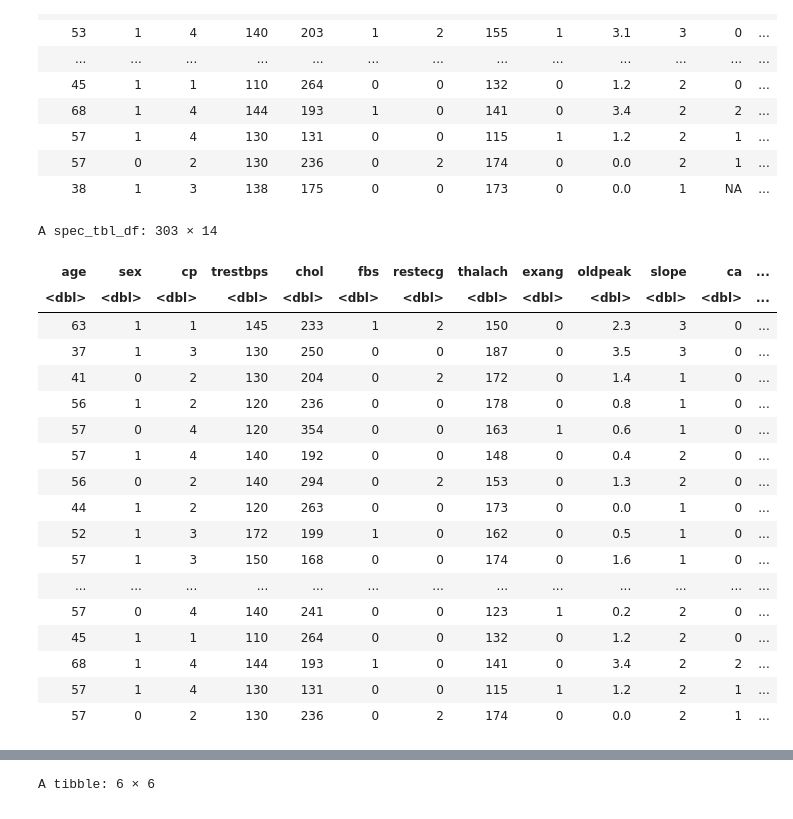
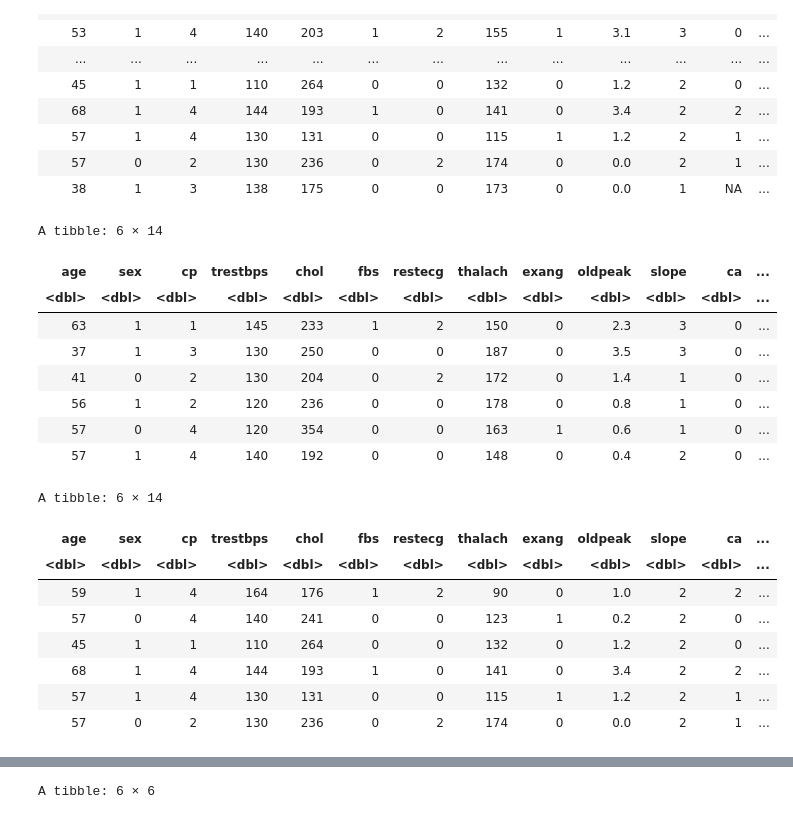
Before and after one commit to tashijain/DSCI100GroupProject, a Jupyter notebook: group_project_report.ipynb, the cells around one changed output, grey strips where cells are left out. Drawn from its saved outputs; the diff is of its cells as text; code cells hidden in the pictures.

```diff
--- a/group_project_report.ipynb
+++ b/group_project_report.ipynb
@@ -102,37 +123,38 @@ A spec_tbl_df: 303 × 14
 # %%
 # Assigning presence 1-4 to "yes" and presence 0 to "no"
 heart_disease_data_no <- heart_disease_data %>%
                             filter(presence == "0") %>%
                             mutate(presence = "no")
 heart_disease_data_yes <- heart_disease_data %>%
                             filter(presence != "0") %>%
                             mutate(presence = "yes")
 
 heart_disease_data <- rbind(heart_disease_data_no, heart_disease_data_yes)
 heart_disease_data <- heart_disease_data %>%
                         mutate(presence = as.factor(presence))
 
-heart_disease_data
+
+head(heart_disease_data)
+tail(heart_disease_data)
 # %% [output]
-A spec_tbl_df: 303 × 14
+A tibble: 6 × 14
 | age | sex | cp | trestbps | chol | fbs | restecg | thalach | exang | oldpeak | slope | ca | ... |
 | <dbl> | <dbl> | <dbl> | <dbl> | <dbl> | <dbl> | <dbl> | <dbl> | <dbl> | <dbl> | <dbl> | <dbl> | ... |
 | 63 | 1 | 1 | 145 | 233 | 1 | 2 | 150 | 0 | 2.3 | 3 | 0 | ... |
 | 37 | 1 | 3 | 130 | 250 | 0 | 0 | 187 | 0 | 3.5 | 3 | 0 | ... |
 | 41 | 0 | 2 | 130 | 204 | 0 | 2 | 172 | 0 | 1.4 | 1 | 0 | ... |
 | 56 | 1 | 2 | 120 | 236 | 0 | 0 | 178 | 0 | 0.8 | 1 | 0 | ... |
 | 57 | 0 | 4 | 120 | 354 | 0 | 0 | 163 | 1 | 0.6 | 1 | 0 | ... |
 | 57 | 1 | 4 | 140 | 192 | 0 | 0 | 148 | 0 | 0.4 | 2 | 0 | ... |
-| 56 | 0 | 2 | 140 | 294 | 0 | 2 | 153 | 0 | 1.3 | 2 | 0 | ... |
-| 44 | 1 | 2 | 120 | 263 | 0 | 0 | 173 | 0 | 0.0 | 1 | 0 | ... |
-| 52 | 1 | 3 | 172 | 199 | 1 | 0 | 162 | 0 | 0.5 | 1 | 0 | ... |
-| 57 | 1 | 3 | 150 | 168 | 0 | 0 | 174 | 0 | 1.6 | 1 | 0 | ... |
-| ... | ... | ... | ... | ... | ... | ... | ... | ... | ... | ... | ... | ... |
-| 57 | 0 | 4 | 140 | 241 | 0 | 0 | 123 | 1 | 0.2 | 2 | 0 | ... |
-| 45 | 1 | 1 | 110 | 264 | 0 | 0 | 132 | 0 | 1.2 | 2 | 0 | ... |
-| 68 | 1 | 4 | 144 | 193 | 1 | 0 | 141 | 0 | 3.4 | 2 | 2 | ... |
-| 57 | 1 | 4 | 130 | 131 | 0 | 0 | 115 | 1 | 1.2 | 2 | 1 | ... |
-| 57 | 0 | 2 | 130 | 236 | 0 | 2 | 174 | 0 | 0.0 | 2 | 1 | ... |
+A tibble: 6 × 14
+| age | sex | cp | trestbps | chol | fbs | restecg | thalach | exang | oldpeak | slope | ca | ... |
+| <dbl> | <dbl> | <dbl> | <dbl> | <dbl> | <dbl> | <dbl> | <dbl> | <dbl> | <dbl> | <dbl> | <dbl> | ... |
+| 59 | 1 | 4 | 164 | 176 | 1 | 2 | 90 | 0 | 1.0 | 2 | 2 | ... |
+| 57 | 0 | 4 | 140 | 241 | 0 | 0 | 123 | 1 | 0.2 | 2 | 0 | ... |
+| 45 | 1 | 1 | 110 | 264 | 0 | 0 | 132 | 0 | 1.2 | 2 | 0 | ... |
+| 68 | 1 | 4 | 144 | 193 | 1 | 0 | 141 | 0 | 3.4 | 2 | 2 | ... |
+| 57 | 1 | 4 | 130 | 131 | 0 | 0 | 115 | 1 | 1.2 | 2 | 1 | ... |
+| 57 | 0 | 2 | 130 | 236 | 0 | 2 | 174 | 0 | 0.0 | 2 | 1 | ... |
 # %%
 # all NA have been dropped, selecting a subset of non-categorical and predicted attribute
 
```
Also changed, not shown: parts of 18 cells of this notebook.
